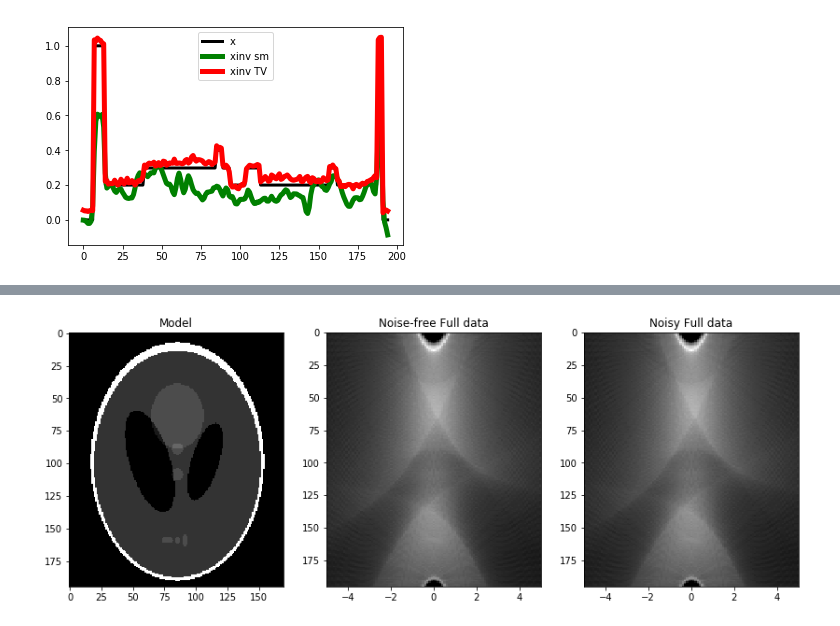
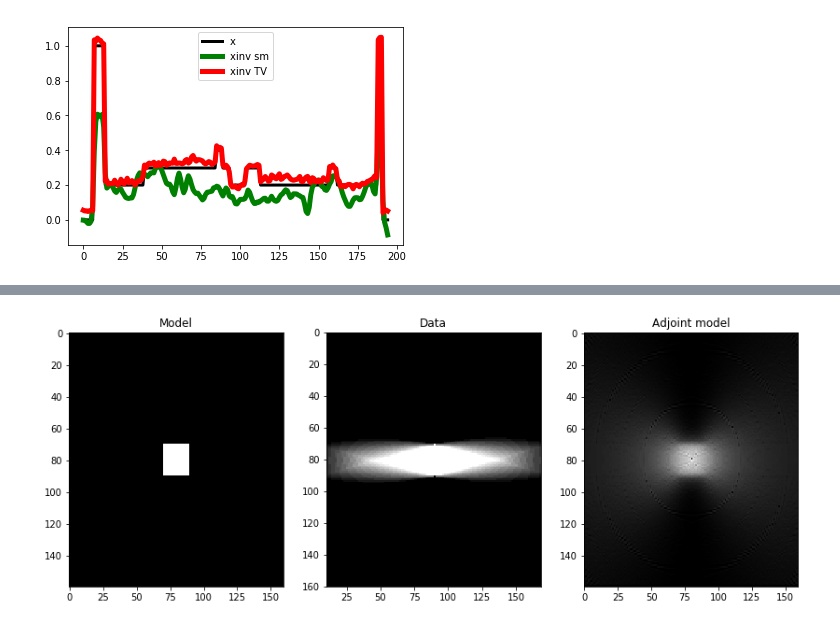
Before and after one commit to PyLops/pylops_notebooks, a Jupyter notebook: developement/TVreg.ipynb, the cells around one changed output, grey strips where cells are left out. Saved outputs shown, nothing was run; the diff lists cells and outputs as text; code cells hidden in the pictures.

```diff
--- a/developement/TVreg.ipynb
+++ b/developement/TVreg.ipynb
@@ -530,28 +536,42 @@ And with linear Radon (more realistic representation of recorded data)
+# %%
+from pylops.signalprocessing.Radon2D import _indices_2d
+
+def radoncurve(x, r, theta):
+    return r/np.sin(np.deg2rad(theta)) + np.tan(np.deg2rad(90 - theta))*x
+
+def create_table(f, x, taxis, thetaaxis, nx, nt, ntheta):
+    """Create look up table
+    """
+    table = np.full((ntheta, nt, nx), np.nan, dtype=np.float32)
+    dt = np.abs(taxis[1]-taxis[0])
+    for itheta, theta in enumerate(thetaaxis):
+        for it, t in enumerate(taxis):
+            tdecscan = f(x, t, theta)
+            xscan = (tdecscan >= taxis[0]) & (tdecscan < taxis[-1])
+            tscan = (tdecscan[xscan] - taxis[0] / dt).astype(np.int)
+            table[itheta, it, xscan] = tscan
+    return table
 # %%
-npx=101
-px = np.linspace(-5, 5, npx)
-RLop = pylops.signalprocessing.Radon2D(np.arange(ny) - ny //2,
-                                       np.arange(nx) - nx //2, px,
-                                       centeredh=True,
-                                       kind='linear', interp=True,
-                                       engine='numba')
+table = create_table(radoncurve, np.arange(nx) - nx//2, np.arange(nx) - nx//2,
+                     theta, nx, nt, theta.size)
+RLop = pylops.Spread((theta.size, nx), (ny, nx), table=table, engine='numba')
 
-n = np.random.normal(0, 1e-2, (ny, npx))
-yrl = RLop.H*x.T.flatten()
-yrl = yrl.reshape(npx, ny).T
-y = yrl + n
+y = RLop.H*image.T.ravel()
+y = y.reshape(theta.size, nx).T
+
+# Filtered back-projection
+imrec = RLop*y.T.ravel()
+imrec = imrec.reshape(nx, ny).T
 
 fig, axs = plt.subplots(1, 3, figsize=(14, 5))
-axs[0].imshow(x, vmin=0, vmax=1, cmap='gray')
+axs[0].imshow(image, vmin=0, vmax=1, cmap='gray')
 axs[0].set_title('Model')
 axs[0].axis('tight')
-axs[1].imshow(yrl, cmap='gray',
-              extent=(px[0], px[-1], ny, 0))
-axs[1].set_title('Noise-free Full data')
-axs[1].axis('tight');
-axs[2].imshow(y, cmap='gray',
-              extent=(px[0], px[-1], ny, 0))
-axs[2].set_title('Noisy Full data')
+axs[1].imshow(y, extent=(theta[0], theta[-1], ny, 0), cmap='gray')
+axs[1].set_title('Data')
+axs[1].axis('tight')
+axs[2].imshow(imrec, cmap='gray')
+axs[2].set_title('Adjoint model')
 axs[2].axis('tight');
 # %% [output]
-[figure, old version]
+[figure, new version]
```
Also changed, not shown: parts of 7 cells of this notebook.
